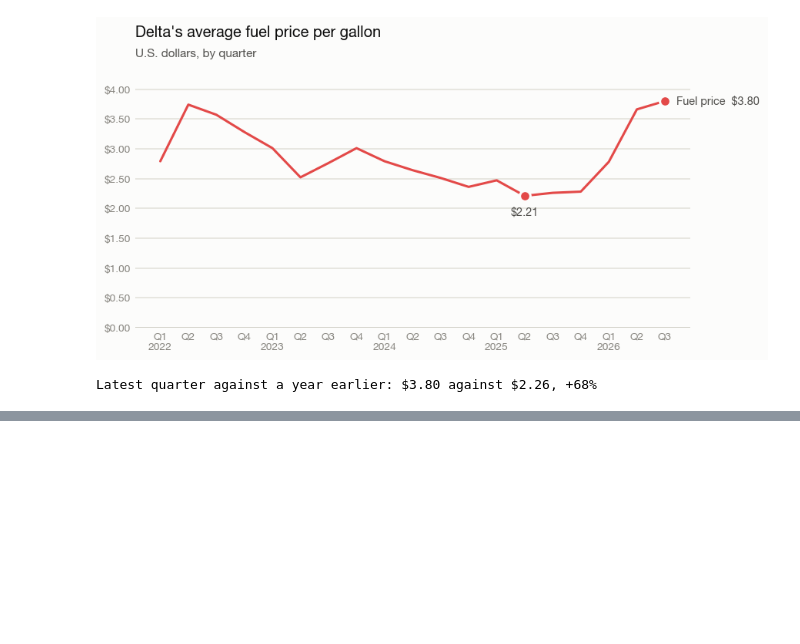
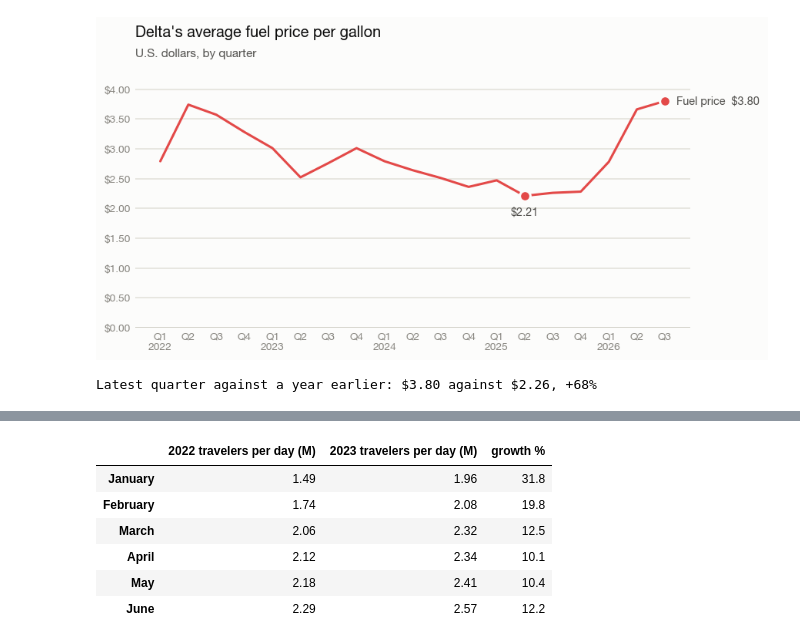
Before and after one commit to arjunL124/TSA-Delta-Revenue-Backtest, a Jupyter notebook: analysis.ipynb, the cells around one changed output, grey strips where cells are left out. Drawn from its saved outputs; the diff is of its cells as text; code cells hidden in the pictures; blank space fills up the shorter version.

```diff
--- a/analysis.ipynb
+++ b/analysis.ipynb
@@ -527,0 +549,22 @@ The rise lines up in time with the 2026 jump in Delta's yield (chart 3) and in r
+# %%
+# TSA travelers per day, month by month: how much higher was 2023 than 2022?
+monthly = tsa_daily.groupby(tsa_daily["date"].dt.to_period("M"))["travelers"].mean()
+months = pd.period_range("2023-01", "2023-06", freq="M")
+per_day_2022 = monthly.reindex(months - 12).to_numpy()
+per_day_2023 = monthly.reindex(months).to_numpy()
+pd.DataFrame(
+    {
+        "2022 travelers per day (M)": (per_day_2022 / 1e6).round(2),
+        "2023 travelers per day (M)": (per_day_2023 / 1e6).round(2),
+        "growth %": ((per_day_2023 / per_day_2022 - 1) * 100).round(1),
+    },
+    index=months.strftime("%B"),
+)
+# %% [output]
+|  | 2022 travelers per day (M) | 2023 travelers per day (M) | growth % |
+| January | 1.49 | 1.96 | 31.8 |
+| February | 1.74 | 2.08 | 19.8 |
+| March | 2.06 | 2.32 | 12.5 |
+| April | 2.12 | 2.34 | 10.1 |
+| May | 2.18 | 2.41 | 10.4 |
+| June | 2.29 | 2.57 | 12.2 |
```
Also changed, not shown: parts of 20 cells of this notebook, 3 other files.
